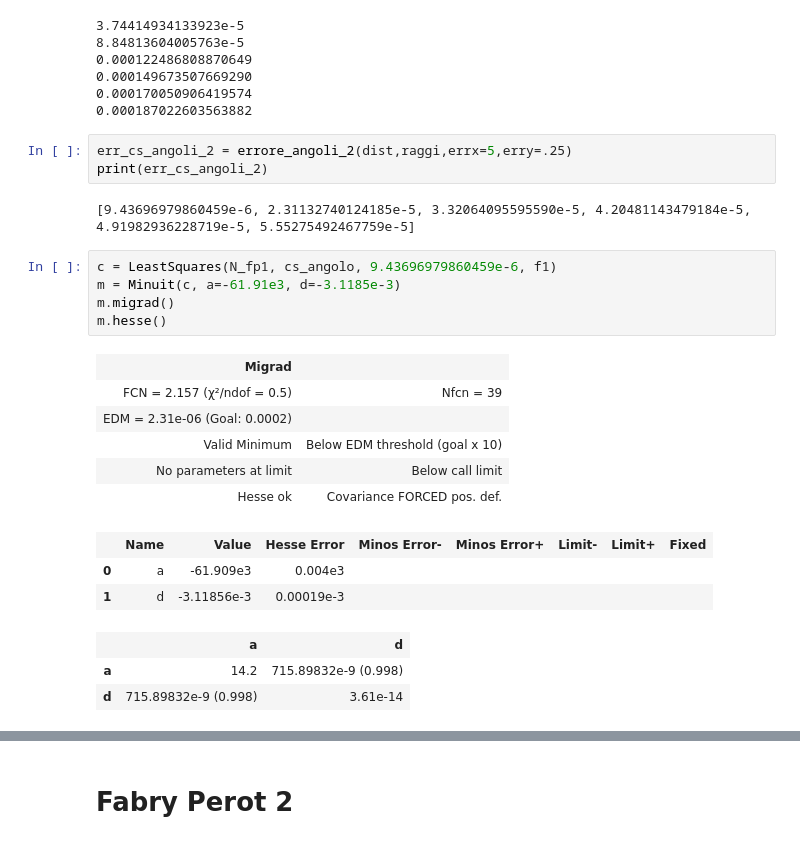
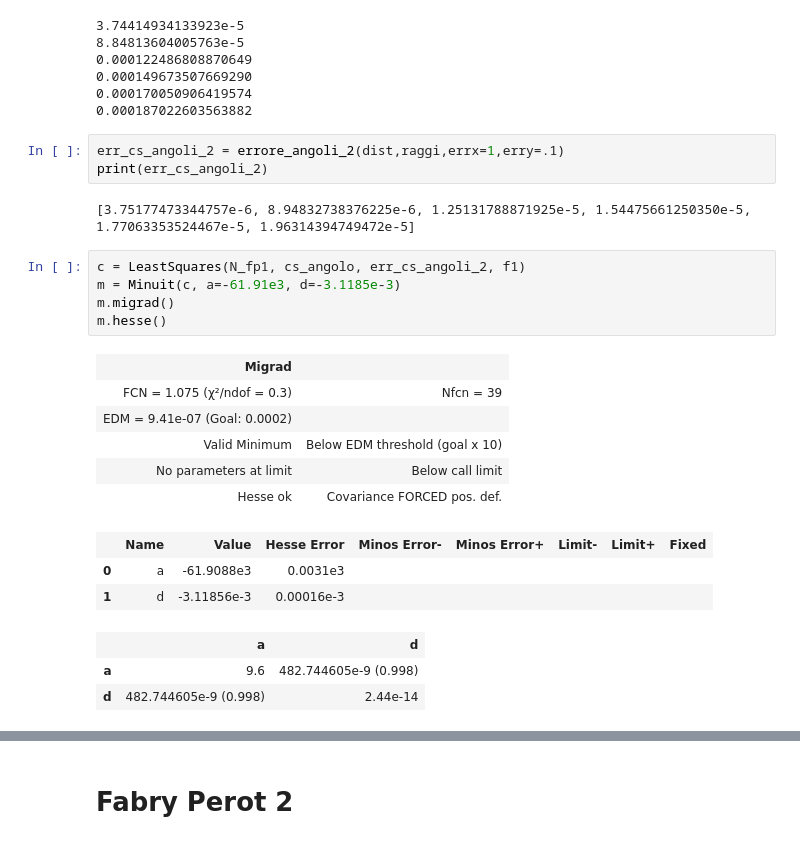
Before and after one commit to Yedi278/Lab2, a Jupyter notebook: Interferometro/Interferometro.ipynb, the cells around one changed output, grey strips where cells are left out. Drawn from its saved outputs; the diff is of its cells as text.

```diff
--- a/Interferometro/Interferometro.ipynb
+++ b/Interferometro/Interferometro.ipynb
@@ -300,26 +310,26 @@ for i,j in zip(angolo,err_angoli_fp1):
 0.000170050906419574
 0.000187022603563882
 # %%
-err_cs_angoli_2 = errore_angoli_2(dist,raggi,errx=5,erry=.25)
+err_cs_angoli_2 = errore_angoli_2(dist,raggi,errx=1,erry=.1)
 print(err_cs_angoli_2)
 # %% [output]
-[9.43696979860459e-6, 2.31132740124185e-5, 3.32064095595590e-5, 4.20481143479184e-5, 4.91982936228719e-5, 5.55275492467759e-5]
+[3.75177473344757e-6, 8.94832738376225e-6, 1.25131788871925e-5, 1.54475661250350e-5, 1.77063353524467e-5, 1.96314394749472e-5]
 # %%
-c = LeastSquares(N_fp1, cs_angolo, 9.43696979860459e-6, f1)
+c = LeastSquares(N_fp1, cs_angolo, err_cs_angoli_2, f1)
 m = Minuit(c, a=-61.91e3, d=-3.1185e-3)
 m.migrad()
 m.hesse()
 # %% [output]
 | Migrad |  |
-| FCN = 2.157 (χ²/ndof = 0.5) | Nfcn = 39 |
-| EDM = 2.31e-06 (Goal: 0.0002) |  |
+| FCN = 1.075 (χ²/ndof = 0.3) | Nfcn = 39 |
+| EDM = 9.41e-07 (Goal: 0.0002) |  |
 | Valid Minimum | Below EDM threshold (goal x 10) |
 | No parameters at limit | Below call limit |
 | Hesse ok | Covariance FORCED pos. def. |
 |  | Name | Value | Hesse Error | Minos Error- | Minos Error+ | Limit- | Limit+ | Fixed |
-| 0 | a | -61.909e3 | 0.004e3 |  |  |  |  |  |
-| 1 | d | -3.11856e-3 | 0.00019e-3 |  |  |  |  |  |
+| 0 | a | -61.9088e3 | 0.0031e3 |  |  |  |  |  |
+| 1 | d | -3.11856e-3 | 0.00016e-3 |  |  |  |  |  |
 |  | a | d |
-| a | 14.2 | 715.89832e-9 (0.998) |
-| d | 715.89832e-9 (0.998) | 3.61e-14 |
+| a | 9.6 | 482.744605e-9 (0.998) |
+| d | 482.744605e-9 (0.998) | 2.44e-14 |
 # %%
```
Also changed, not shown: parts of 19 cells of this notebook, 3 other files.
